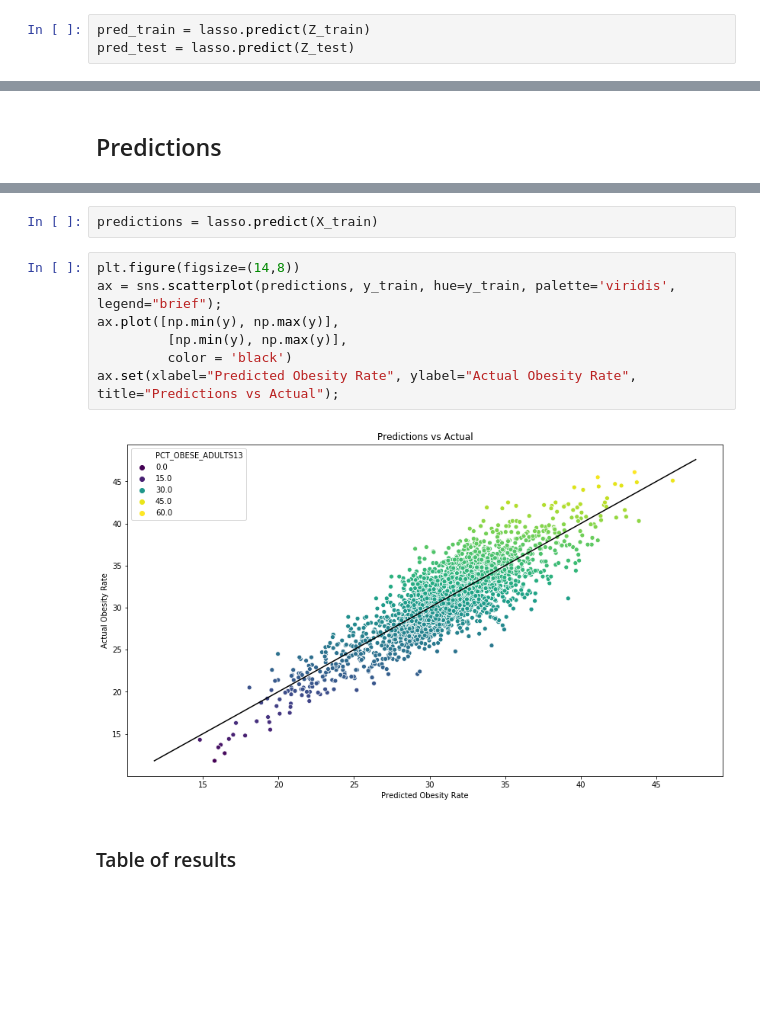
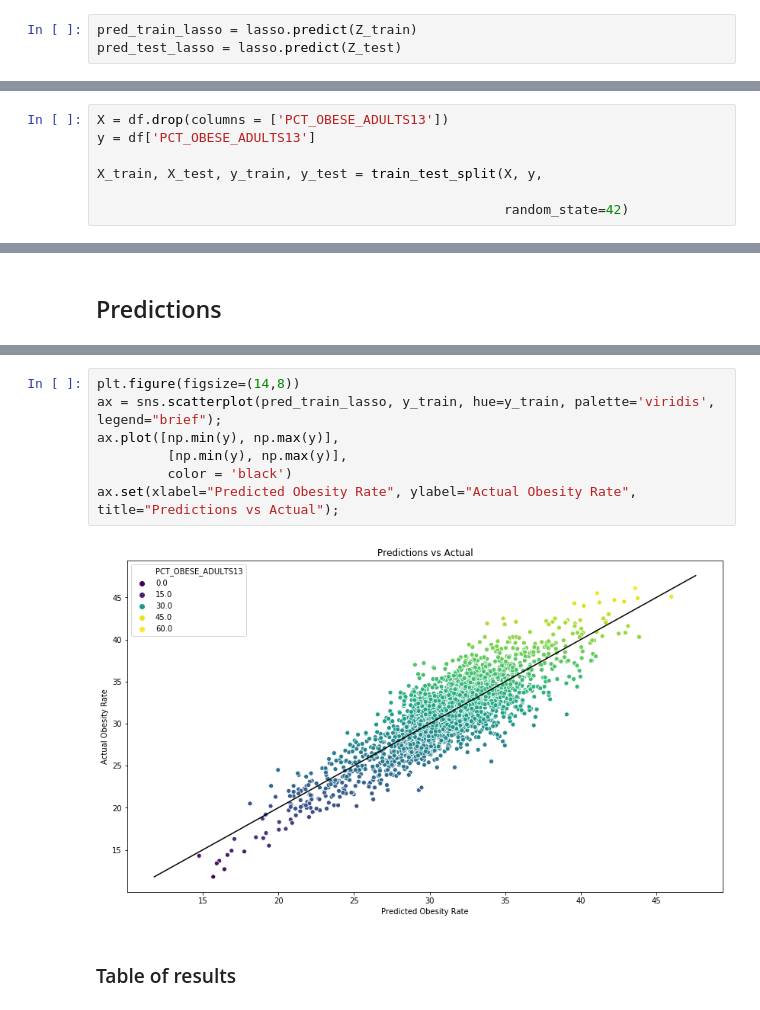
Before and after one commit to Graceallison/Predicting-Obesity-Rate-Bases-on-Food-Environment, a Jupyter notebook: Code/EDA and Modelling.ipynb, the cells around one changed output, grey strips where cells are left out. Drawn from its saved outputs; the diff is of its cells as text; blank space fills up the shorter version.

```diff
--- a/Code/EDA and Modelling.ipynb
+++ b/Code/EDA and Modelling.ipynb
@@ -702,4 +701,4 @@ lasso.score(Z_test, y_test)
 # %%
-pred_train = lasso.predict(Z_train)
-pred_test = lasso.predict(Z_test)
+pred_train_lasso = lasso.predict(Z_train)
+pred_test_lasso = lasso.predict(Z_test)
 # %%
@@ -793,6 +792,13 @@ We decided to run the model with all features.
 from sklearn.model_selection import train_test_split
 from sklearn.preprocessing import StandardScaler
 from sklearn.decomposition import PCA
+# %%
+X = df.drop(columns = ['PCT_OBESE_ADULTS13'])
+y = df['PCT_OBESE_ADULTS13']
+
+X_train, X_test, y_train, y_test = train_test_split(X, y,
+
+                                                    random_state=42)
 # %%
 
 # Instantiate our StandardScaler.
@@ -891,15 +897,13 @@ Warnings:
 strong multicollinearity or other numerical problems.
-# %%
-predictions = lasso.predict(X_train)
 # %%
 plt.figure(figsize=(14,8))
-ax = sns.scatterplot(predictions, y_train, hue=y_train, palette='viridis', legend="brief");
+ax = sns.scatterplot(pred_train_lasso, y_train, hue=y_train, palette='viridis', legend="brief");
 ax.plot([np.min(y), np.max(y)],
          [np.min(y), np.max(y)],
          color = 'black')
 ax.set(xlabel="Predicted Obesity Rate", ylabel="Actual Obesity Rate", title="Predictions vs Actual");
 # %% [output]
-[figure, old version]
+[figure, new version]
 # %% [markdown]
 ### Table of results
 # %% [markdown]
```
Also changed, not shown: parts of 24 cells of this notebook.
